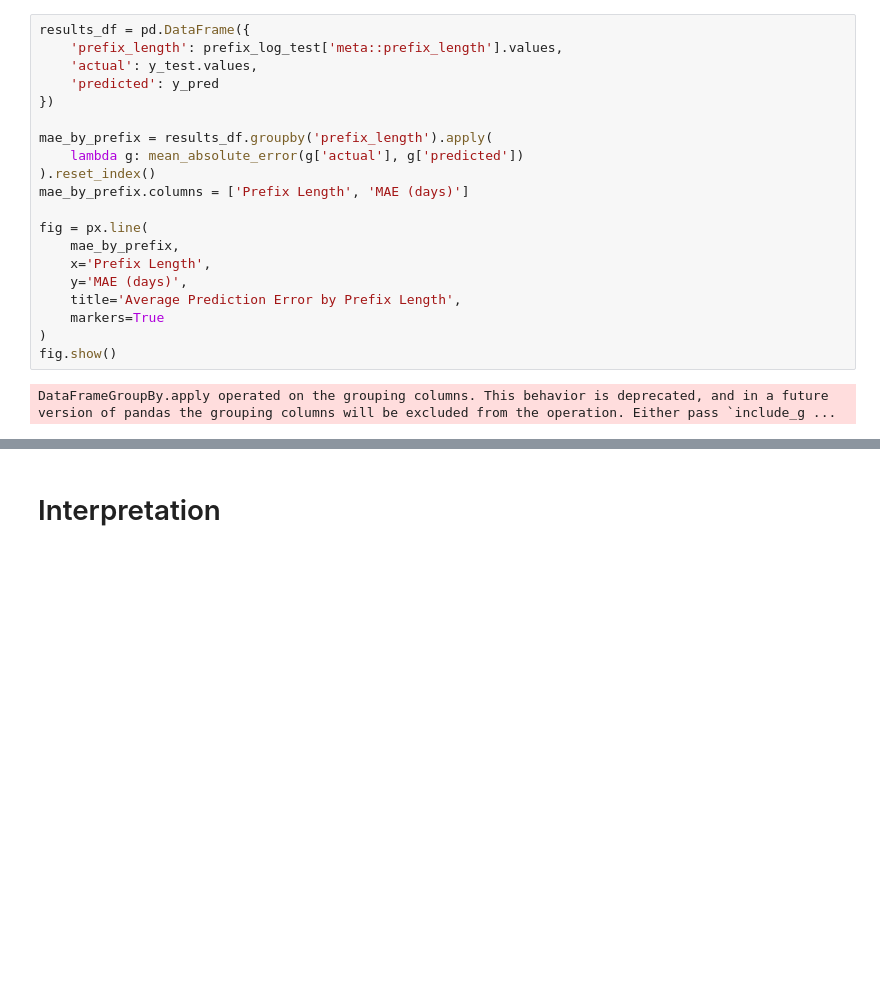
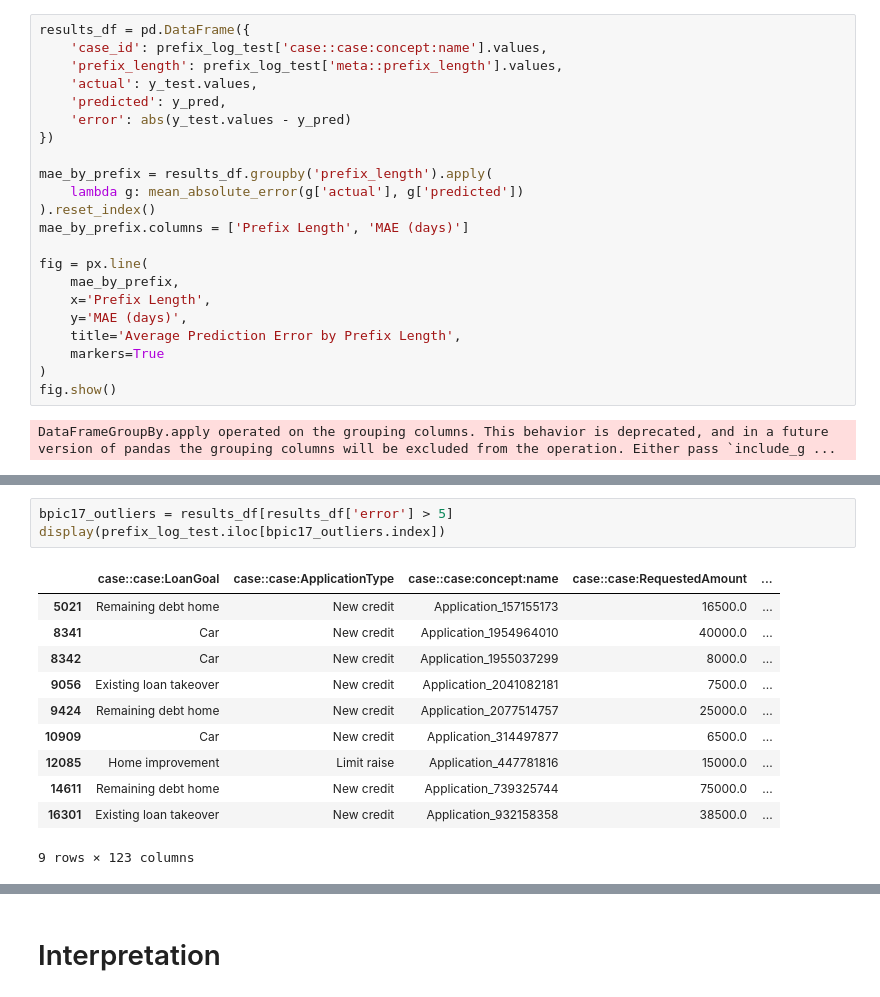
Before and after one commit to samuellukaswidmer/Bachelors-Thesis, a Jupyter notebook: predictive_monitoring_bpic17.ipynb, the cells around one changed output, grey strips where cells are left out. Cells and saved outputs as stored; diff of their text form; blank space fills up the shorter version.

```diff
--- a/predictive_monitoring_bpic17.ipynb
+++ b/predictive_monitoring_bpic17.ipynb
@@ -465,9 +489,11 @@ fig.add_shape(
 fig.show()
 # %%
 results_df = pd.DataFrame({
+    'case_id': prefix_log_test['case::case:concept:name'].values,
     'prefix_length': prefix_log_test['meta::prefix_length'].values,
     'actual': y_test.values,
-    'predicted': y_pred
+    'predicted': y_pred,
+    'error': abs(y_test.values - y_pred)
 })
 
 mae_by_prefix = results_df.groupby('prefix_length').apply(
@@ -499,0 +544,15 @@ Name: meta::prefix_length, dtype: float64
+# %%
+bpic17_outliers = results_df[results_df['error'] > 5]
+display(prefix_log_test.iloc[bpic17_outliers.index])
+# %% [output]
+|  | case::case:LoanGoal | case::case:ApplicationType | case::case:concept:name | case::case:RequestedAmount | ... |
+| 5021 | Remaining debt home | New credit | Application_157155173 | 16500.0 | ... |
+| 8341 | Car | New credit | Application_1954964010 | 40000.0 | ... |
+| 8342 | Car | New credit | Application_1955037299 | 8000.0 | ... |
+| 9056 | Existing loan takeover | New credit | Application_2041082181 | 7500.0 | ... |
+| 9424 | Remaining debt home | New credit | Application_2077514757 | 25000.0 | ... |
+| 10909 | Car | New credit | Application_314497877 | 6500.0 | ... |
+| 12085 | Home improvement | Limit raise | Application_447781816 | 15000.0 | ... |
+| 14611 | Remaining debt home | New credit | Application_739325744 | 75000.0 | ... |
+| 16301 | Existing loan takeover | New credit | Application_932158358 | 38500.0 | ... |
+9 rows × 123 columns
```
Also changed, not shown: parts of 30 cells of this notebook, 29 other files.
